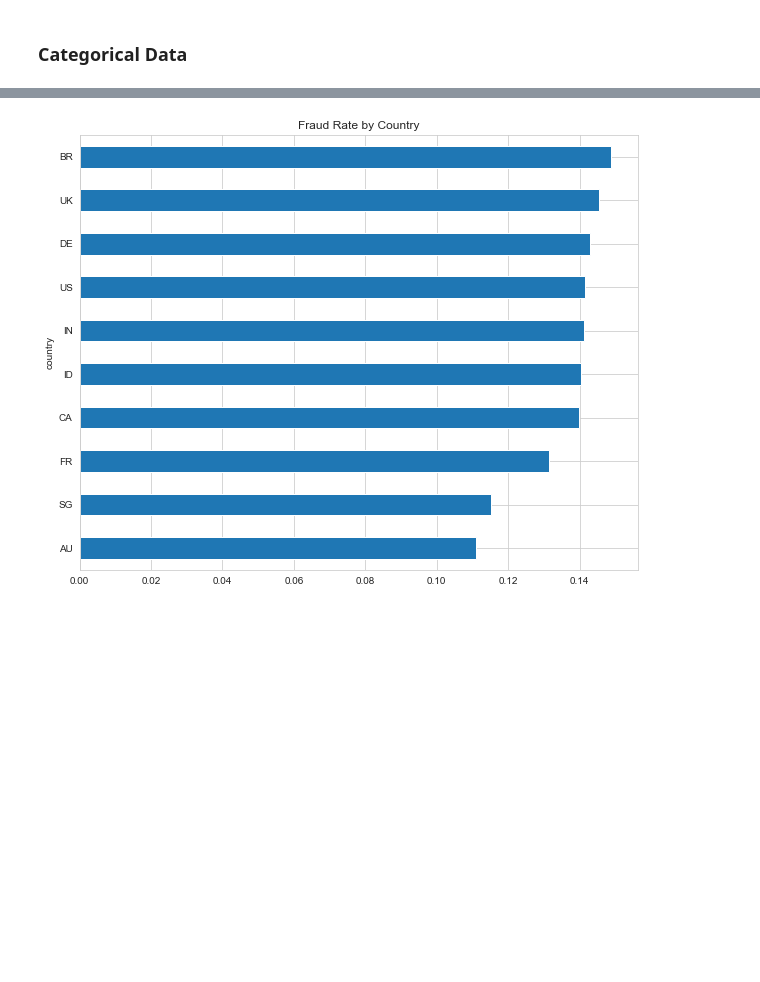
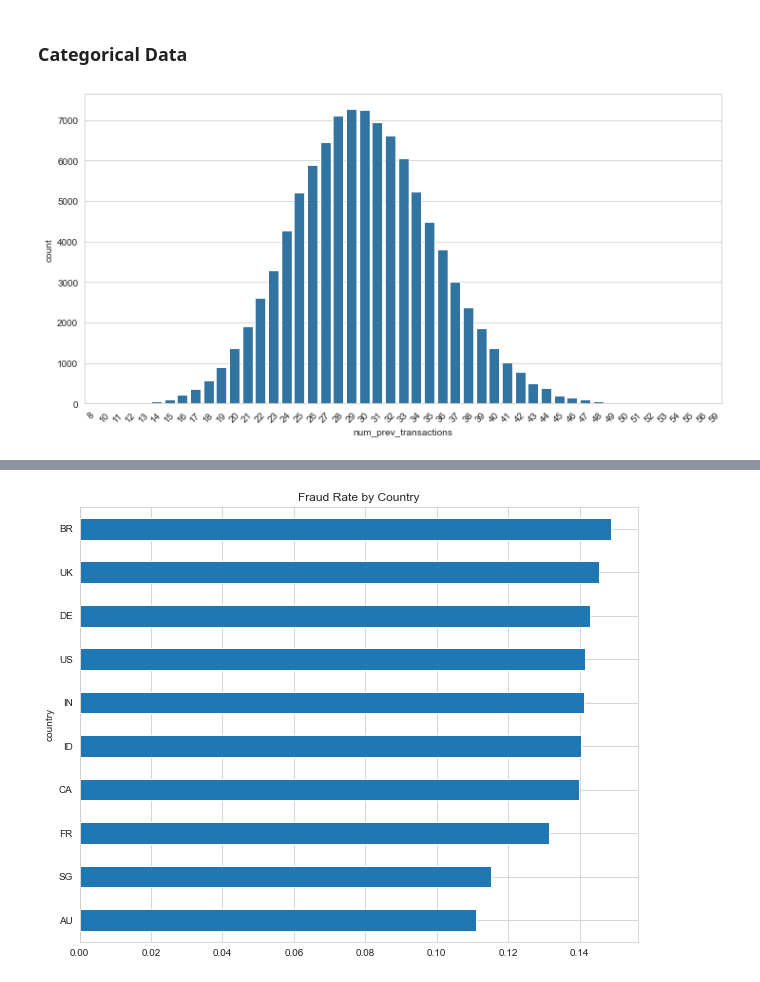
Before and after one commit to suryasuharna23/RestInPeaceMom_Tugas-Besar-2-IF3070-2025, a Jupyter notebook: src/Kelompok 12_ IF3070 Dasar Artificial Intelligence _ Tugas Besar 2 Notebook Template.ipynb, the cells around one changed output, grey strips where cells are left out. Cells and saved outputs as stored; diff of their text form; code cells hidden in the pictures; blank space fills up the shorter version.

```diff
--- a/src/Kelompok 12_ IF3070 Dasar Artificial Intelligence _ Tugas Besar 2 Notebook Template.ipynb
+++ b/src/Kelompok 12_ IF3070 Dasar Artificial Intelligence _ Tugas Besar 2 Notebook Template.ipynb
@@ -301,3 +302,9 @@ summary
 ## Visualizing Relationship of Data
 # %% [markdown]
 ### Categorical Data
+# %%
+sns.countplot(data=train_df, x="num_prev_transactions")
+plt.xticks(rotation=45)
+plt.show()
+# %% [output]
+[figure, added]
```
Also changed, not shown: parts of 59 cells of this notebook.
